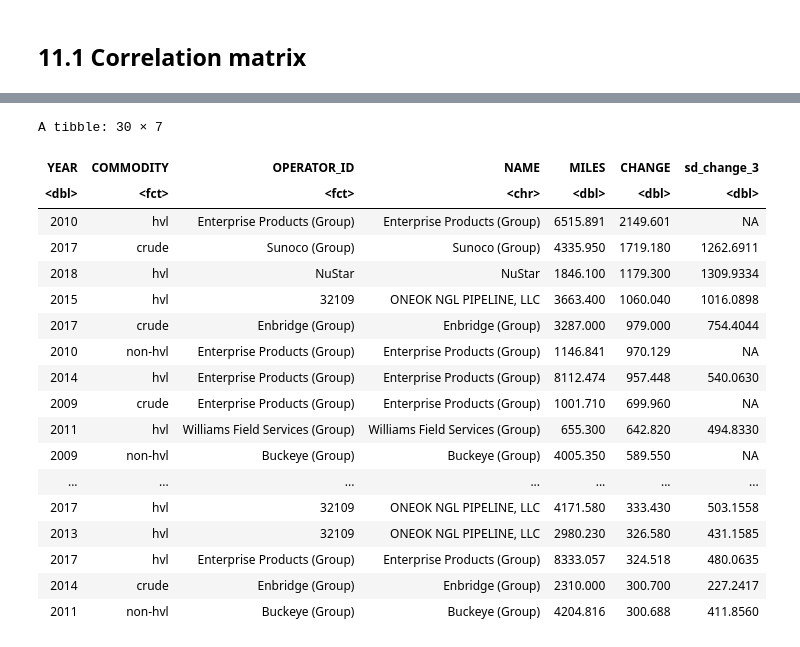
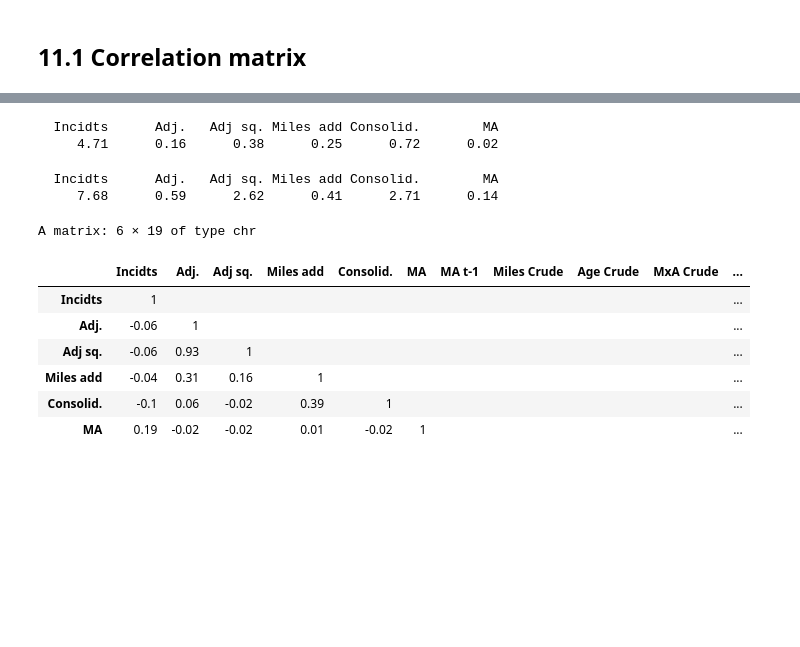
Before and after one commit to julianbarg/oil_industry, a Jupyter notebook: workbooks/11r_data_exploration_numeric.ipynb, the cells around one changed output, grey strips where cells are left out. Cells and saved outputs as stored; diff of their text form; code cells hidden in the pictures; blank space fills up the shorter version.

Commit message:
Correlation matrix etc for summer paper.

```diff
--- a/workbooks/11r_data_exploration_numeric.ipynb
+++ b/workbooks/11r_data_exploration_numeric.ipynb
@@ -27,3 +26,5 @@ sample_crude_file <- "../preprocessed_data/sample_features_crude_2019-09-02.feat
+# %%
+sample_file <- "../preprocessed_data/sample_combined_2019-09-16.feather"
 # %%
 today <- Sys.Date()
 # %% [markdown]
@@ -108,25 +55,42 @@ A matrix: 4 × 4 of type dbl
-# %%
-sample %>%
-    select(YEAR, COMMODITY, OPERATOR_ID, NAME, MILES, CHANGE, sd_change_3) %>%
-    top_n(30, CHANGE) %>%
-    arrange(desc(CHANGE))
-# %% [output]
-A tibble: 30 × 7
-| YEAR | COMMODITY | OPERATOR_ID | NAME | MILES | CHANGE | sd_change_3 |
-| <dbl> | <fct> | <fct> | <chr> | <dbl> | <dbl> | <dbl> |
-| 2010 | hvl | Enterprise Products (Group) | Enterprise Products (Group) | 6515.891 | 2149.601 | NA |
-| 2017 | crude | Sunoco (Group) | Sunoco (Group) | 4335.950 | 1719.180 | 1262.6911 |
-| 2018 | hvl | NuStar | NuStar | 1846.100 | 1179.300 | 1309.9334 |
-| 2015 | hvl | 32109 | ONEOK NGL PIPELINE, LLC | 3663.400 | 1060.040 | 1016.0898 |
-| 2017 | crude | Enbridge (Group) | Enbridge (Group) | 3287.000 | 979.000 | 754.4044 |
-| 2010 | non-hvl | Enterprise Products (Group) | Enterprise Products (Group) | 1146.841 | 970.129 | NA |
-| 2014 | hvl | Enterprise Products (Group) | Enterprise Products (Group) | 8112.474 | 957.448 | 540.0630 |
-| 2009 | crude | Enterprise Products (Group) | Enterprise Products (Group) | 1001.710 | 699.960 | NA |
-| 2011 | hvl | Williams Field Services (Group) | Williams Field Services (Group) | 655.300 | 642.820 | 494.8330 |
-| 2009 | non-hvl | Buckeye (Group) | Buckeye (Group) | 4005.350 | 589.550 | NA |
-| ... | ... | ... | ... | ... | ... | ... |
-| 2017 | hvl | 32109 | ONEOK NGL PIPELINE, LLC | 4171.580 | 333.430 | 503.1558 |
-| 2013 | hvl | 32109 | ONEOK NGL PIPELINE, LLC | 2980.230 | 326.580 | 431.1585 |
-| 2017 | hvl | Enterprise Products (Group) | Enterprise Products (Group) | 8333.057 | 324.518 | 480.0635 |
-| 2014 | crude | Enbridge (Group) | Enbridge (Group) | 2310.000 | 300.700 | 227.2417 |
-| 2011 | non-hvl | Buckeye (Group) | Buckeye (Group) | 4204.816 | 300.688 | 411.8560 |
+# %%
+variables1 <- c("INC_3", "CHANGE_SD", "CHANGE_SD_SQ", "DISC_ADDED", "CONSOLIDATE", "M_A", "M_A_2", "CRUDE_MILES_3", "CRUDE_AVG_AGE_3",
+                "CRUDExAGE", "HVL_MILES_3", "HVL_AVG_AGE_3", "HVLxAGE", "NON_HVL_MILES_3", "NON_HVL_AVG_AGE_3", "NON_HVLxAGE", "NO_CRUDE",
+                "NO_HVL", "NO_NON_HVL")
+variable_names1 <- c("Incidts", "Adj.", "Adj sq.", "Miles add", "Consolid.", "MA", "MA t-1",
+                     "Miles Crude", "Age Crude", "MxA Crude", "M. HVL", "A. HVL", "MxA HVL", "M. Non-HVL",
+                     "A. Non-HVL", "MxA Non-HVL", "No Crude", "No HVL", "No Non-HVL")
+# %%
+mean_model1 <- sapply(select(sample, variables1), mean, na.rm=TRUE)
+mean_model1 <- round(mean_model1, 2)
+names(mean_model1) <- variable_names1
+head(mean_model1)
+# %% [output]
+  Incidts      Adj.   Adj sq. Miles add Consolid.        MA
+     4.71      0.16      0.38      0.25      0.72      0.02
+# %%
+sd_model1 <- sapply(select(sample, variables1), sd, na.rm=TRUE)
+sd_model1 <- round(sd_model1, 2)
+names(sd_model1) <- variable_names1
+head(sd_model1)
+# %% [output]
+  Incidts      Adj.   Adj sq. Miles add Consolid.        MA
+     7.68      0.59      2.62      0.41      2.71      0.14
+# %%
+model1 <- sample %>%
+    select(variables1) %>%
+    as.matrix %>%
+    cor(use="pairwise.complete.obs") %>%
+    {round(., 2)}
+model1[upper.tri(model1)] <- ""
+colnames(model1) <- variable_names1
+rownames(model1) <- variable_names1
+head(model1)
+# %% [output]
+A matrix: 6 × 19 of type chr
+|  | Incidts | Adj. | Adj sq. | Miles add | Consolid. | MA | MA t-1 | Miles Crude | Age Crude | MxA Crude | ... |
+| Incidts | 1 |  |  |  |  |  |  |  |  |  | ... |
+| Adj. | -0.06 | 1 |  |  |  |  |  |  |  |  | ... |
+| Adj sq. | -0.06 | 0.93 | 1 |  |  |  |  |  |  |  | ... |
+| Miles add | -0.04 | 0.31 | 0.16 | 1 |  |  |  |  |  |  | ... |
+| Consolid. | -0.1 | 0.06 | -0.02 | 0.39 | 1 |  |  |  |  |  | ... |
+| MA | 0.19 | -0.02 | -0.02 | 0.01 | -0.02 | 1 |  |  |  |  | ... |
```
Also changed, not shown: parts of 30 cells of this notebook, 3 other files.
